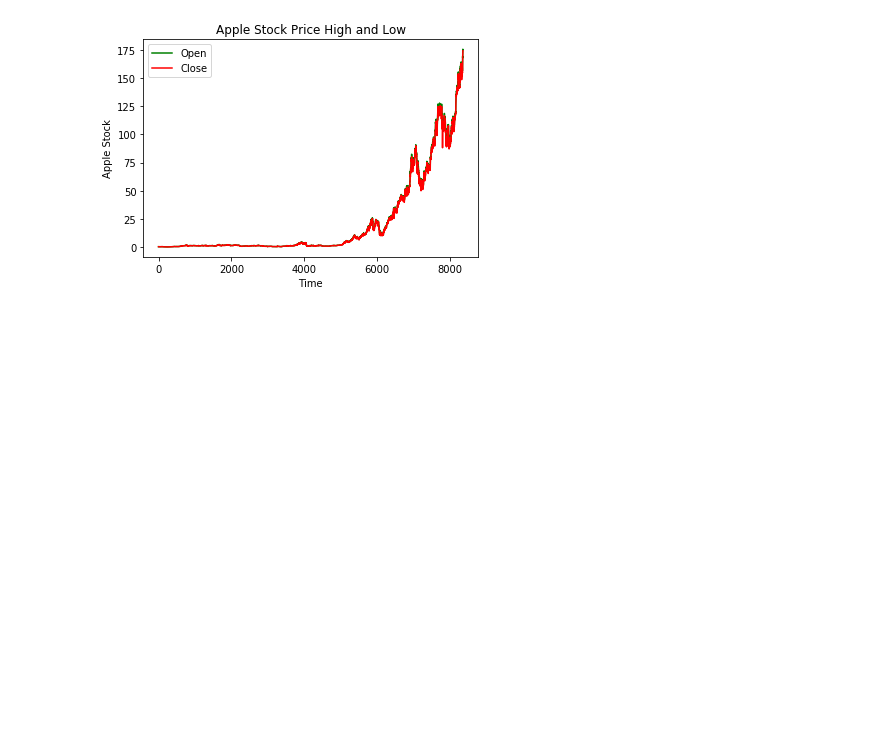
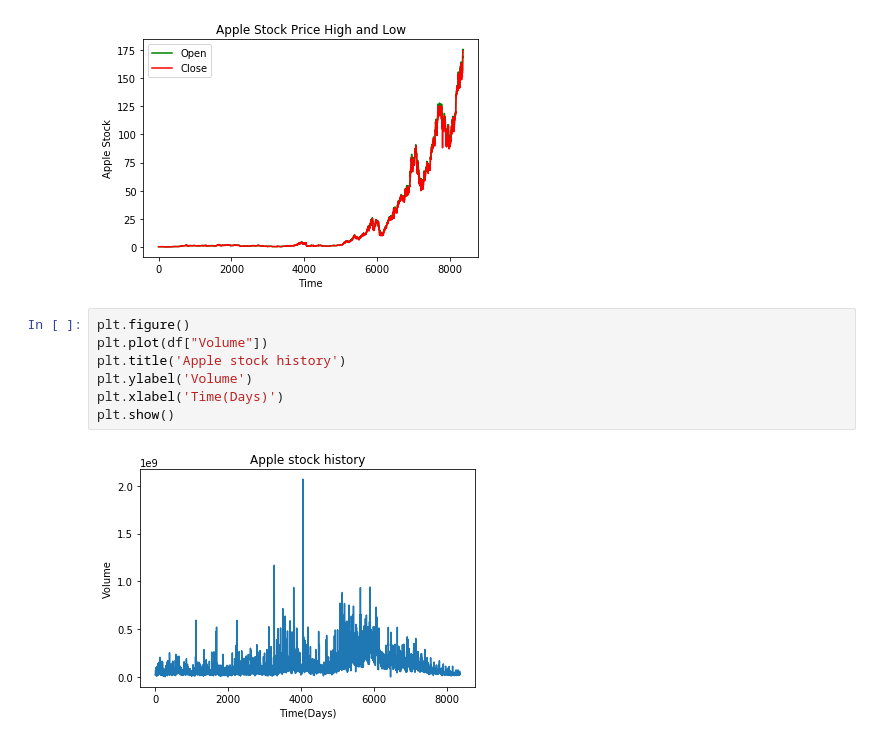
Before and after one commit to Gaurav-612/stock-price-prediction, a Jupyter notebook: stock-prediction.ipynb, the cells around one changed output. Saved outputs shown, nothing was run; the diff lists cells and outputs as text; blank space fills up the shorter version.

```diff
--- a/stock-prediction.ipynb
+++ b/stock-prediction.ipynb
@@ -63,3 +63,12 @@ plt.legend()
 plt.show()
 # %% [output]
 [figure]
+# %%
+plt.figure()
+plt.plot(df["Volume"])
+plt.title('Apple stock history')
+plt.ylabel('Volume')
+plt.xlabel('Time(Days)')
+plt.show()
+# %% [output]
+[figure, added]
```
Also changed, not shown: parts of 5 cells of this notebook.
